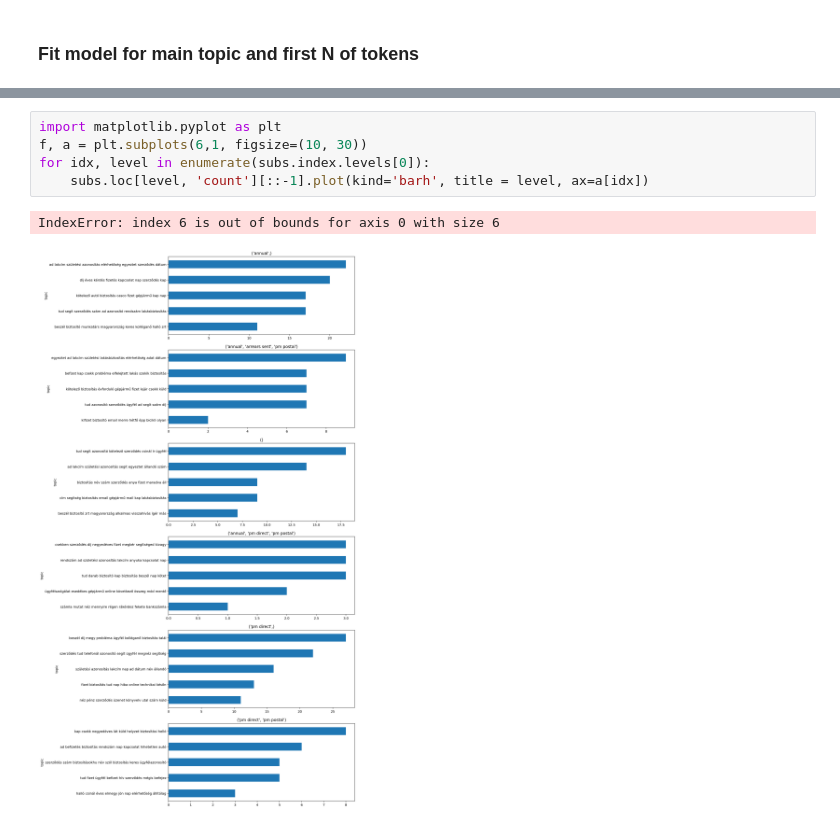
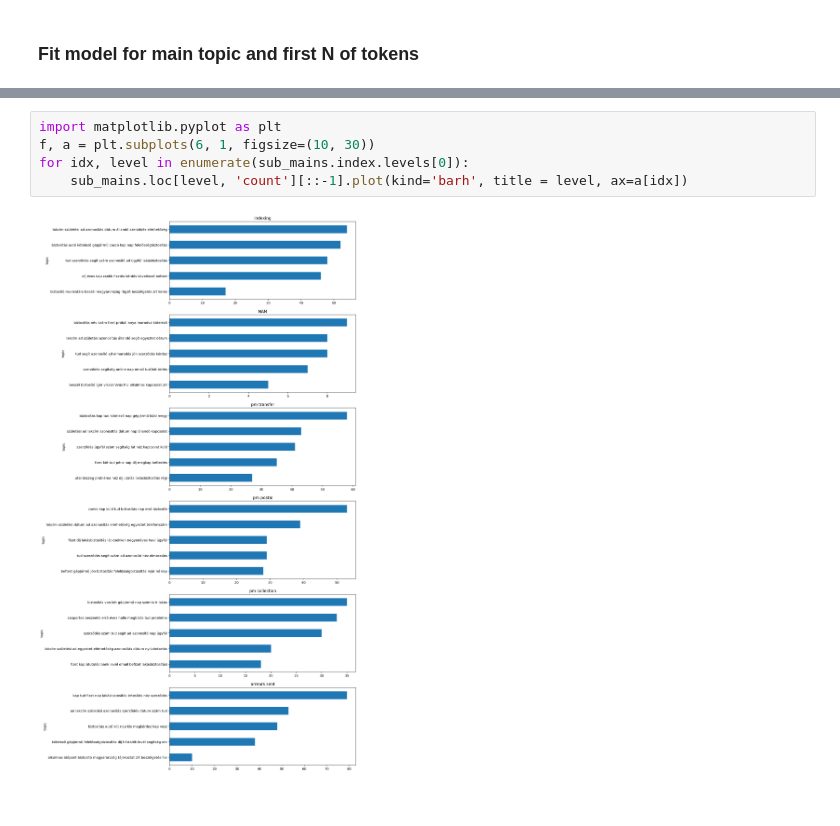
Before and after one commit to poorjanos/CCC-Topic-Modeling, a Jupyter notebook: notebooks/2.1-pj-nmf-1gram.ipynb, the cells around one changed output, grey strips where cells are left out. Drawn from its saved outputs; the diff is of its cells as text.

```diff
--- a/notebooks/2.1-pj-nmf-1gram.ipynb
+++ b/notebooks/2.1-pj-nmf-1gram.ipynb
@@ -193,8 +165,7 @@ subs
 # %%
 import matplotlib.pyplot as plt
-f, a = plt.subplots(6,1, figsize=(10, 30))
-for idx, level in enumerate(subs.index.levels[0]):
-    subs.loc[level, 'count'][::-1].plot(kind='barh', title = level, ax=a[idx])
+f, a = plt.subplots(6, 1, figsize=(10, 30))
+for idx, level in enumerate(sub_mains.index.levels[0]):
+    sub_mains.loc[level, 'count'][::-1].plot(kind='barh', title = level, ax=a[idx])
 # %% [output]
-IndexError: index 6 is out of bounds for axis 0 with size 6
-[figure, old version]
+[figure, new version]
```
Also changed, not shown: parts of 13 cells of this notebook, 2 other files.
